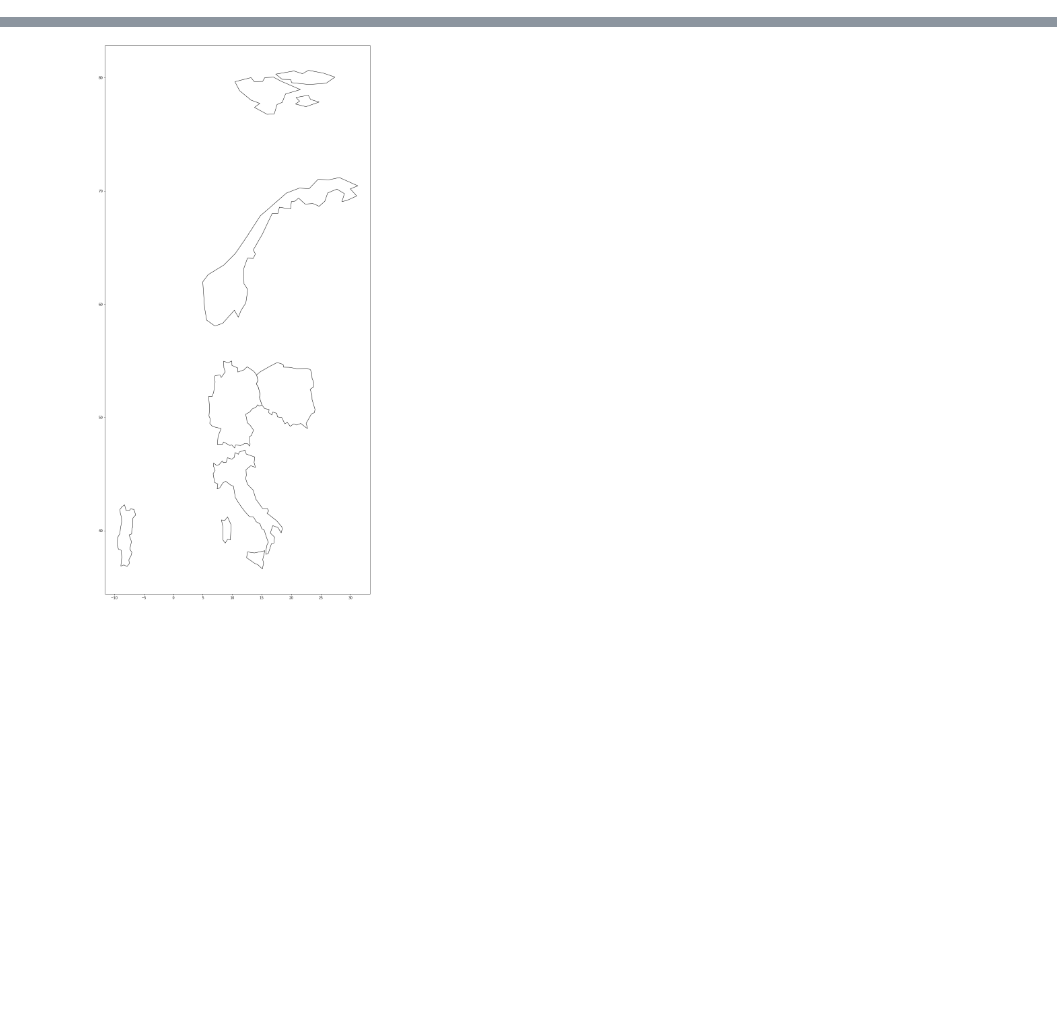
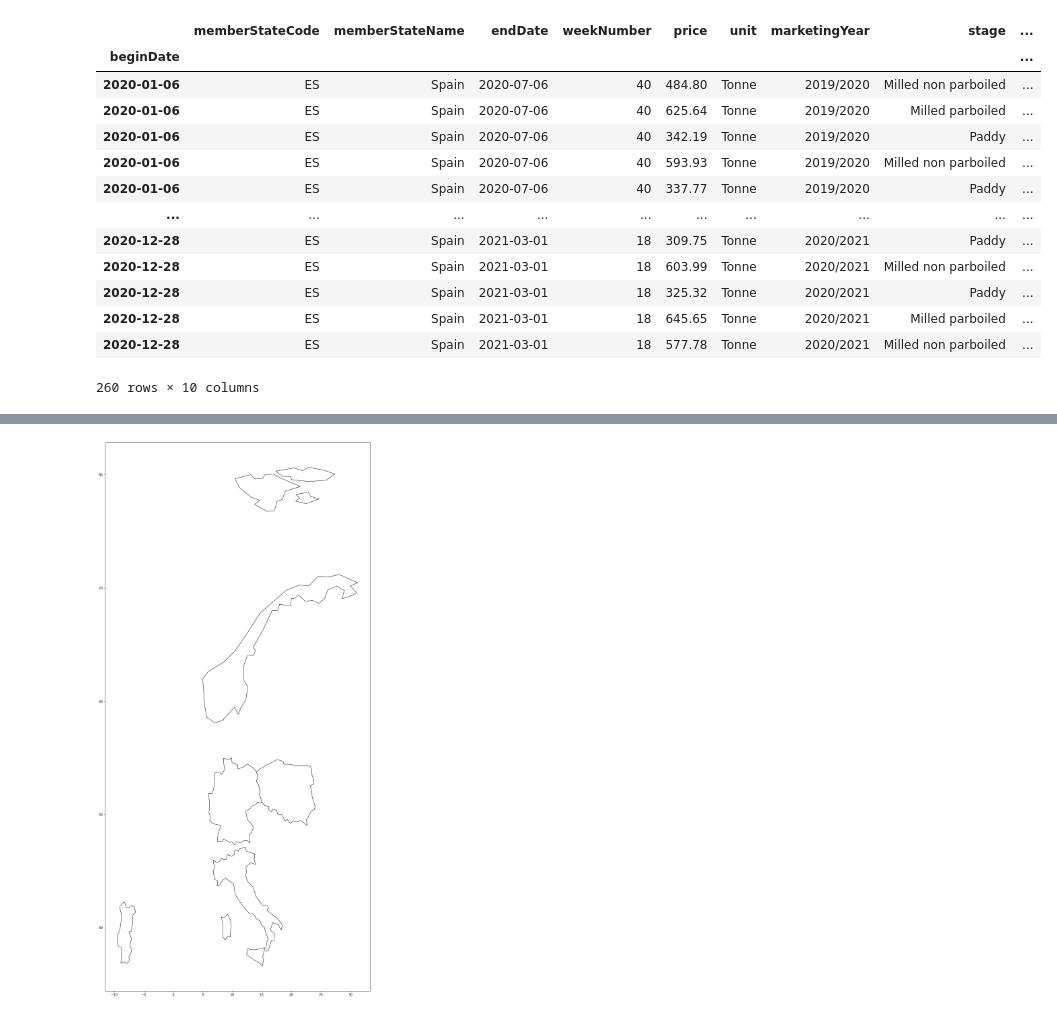
Before and after one commit to JohnsenClasses/final-project-schneider-thapa-koirala, a Jupyter notebook: euriceinfo.ipynb, the cells around one changed output, grey strips where cells are left out. Drawn from its saved outputs; the diff is of its cells as text; code cells hidden in the pictures; blank space fills up the shorter version.

```diff
--- a/euriceinfo.ipynb
+++ b/euriceinfo.ipynb
@@ -74,0 +110,17 @@ array(['Indica', 'Japonica'], dtype=object)
+# %%
+df_riceprice2020.query("memberStateName=='Spain'")
+# %% [output]
+|  | memberStateCode | memberStateName | endDate | weekNumber | price | unit | marketingYear | stage | ... |
+| beginDate |  |  |  |  |  |  |  |  | ... |
+| 2020-01-06 | ES | Spain | 2020-07-06 | 40 | 484.80 | Tonne | 2019/2020 | Milled non parboiled | ... |
+| 2020-01-06 | ES | Spain | 2020-07-06 | 40 | 625.64 | Tonne | 2019/2020 | Milled parboiled | ... |
+| 2020-01-06 | ES | Spain | 2020-07-06 | 40 | 342.19 | Tonne | 2019/2020 | Paddy | ... |
+| 2020-01-06 | ES | Spain | 2020-07-06 | 40 | 593.93 | Tonne | 2019/2020 | Milled non parboiled | ... |
+| 2020-01-06 | ES | Spain | 2020-07-06 | 40 | 337.77 | Tonne | 2019/2020 | Paddy | ... |
+| ... | ... | ... | ... | ... | ... | ... | ... | ... | ... |
+| 2020-12-28 | ES | Spain | 2021-03-01 | 18 | 309.75 | Tonne | 2020/2021 | Paddy | ... |
+| 2020-12-28 | ES | Spain | 2021-03-01 | 18 | 603.99 | Tonne | 2020/2021 | Milled non parboiled | ... |
+| 2020-12-28 | ES | Spain | 2021-03-01 | 18 | 325.32 | Tonne | 2020/2021 | Paddy | ... |
+| 2020-12-28 | ES | Spain | 2021-03-01 | 18 | 645.65 | Tonne | 2020/2021 | Milled parboiled | ... |
+| 2020-12-28 | ES | Spain | 2021-03-01 | 18 | 577.78 | Tonne | 2020/2021 | Milled non parboiled | ... |
+260 rows × 10 columns
```
Also changed, not shown: parts of 12 cells of this notebook.
